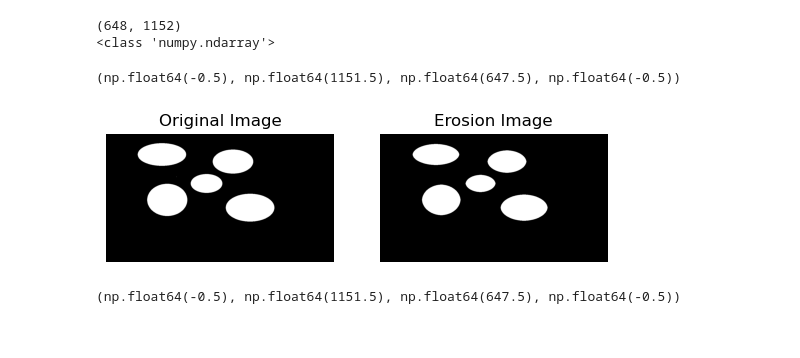
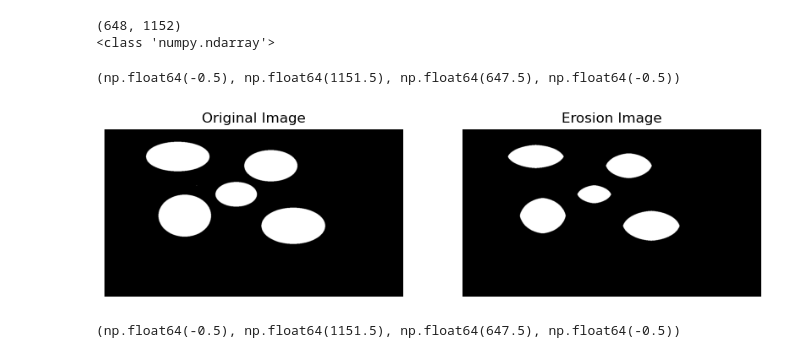
Before and after one commit to musayoncalik/Digital_Image_Analysis, a Jupyter notebook: week_4_Morphological_Image_Processing.ipynb, the cells around one changed output. Saved outputs shown, nothing was run; the diff lists cells and outputs as text; code cells hidden in the pictures.

Commit message:
Update week_4_Morphological_Image_Processing.ipynb after merge

```diff
--- a/week_4_Morphological_Image_Processing.ipynb
+++ b/week_4_Morphological_Image_Processing.ipynb
@@ -74,21 +73,21 @@ my_kernel = np.ones((5,5), dtype = np.uint8)
 # # Erosion (Aşınma): siyah beyaz görüntülerde beyaz rengini temsil eden
 # piksellerin daha da küçültülmesi işlemini yapar.
 #  Yani Beyaz pikseller küçültülür, kenarlar incelir.
-my_erosion_img = cv2.erode(my_binary_img, my_kernel, iterations = 2)
+my_erosion_img = cv2.erode(my_binary_img, my_kernel, iterations = 6)
 # %%
-# Görüntüleri gösterme
 fig = plt.figure(figsize=(10,7))
-plt.subplot(1,3,1)
-plt.imshow(my_binary_img, cmap='gray')
+
+plt.subplot(1,2,1)
+plt.imshow(my_binary_img,cmap='gray')
 plt.title('Original Image')
 plt.axis('off')
 
-plt.subplot(1,3,2)
-plt.imshow(my_erosion_img, cmap='gray')
+plt.subplot(1,2,2)
+plt.imshow(my_erosion_img,cmap='gray')
 plt.title('Erosion Image')
 plt.axis('off')
 # %% [output]
 (np.float64(-0.5), np.float64(1151.5), np.float64(647.5), np.float64(-0.5))
-[figure, old version]
+[figure, new version]
 # %%
 # dilation (genişletme) işlemi : erosion işleminin tam tersi olarak çalışır.
```
Also changed, not shown: parts of 12 cells of this notebook.
